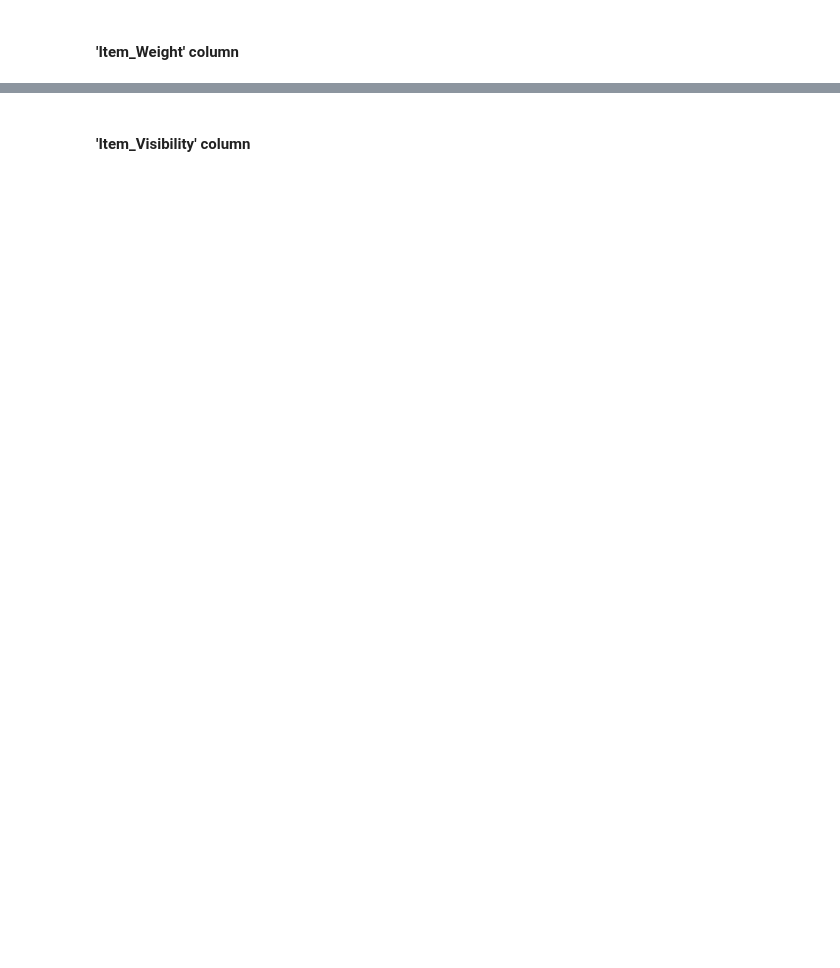
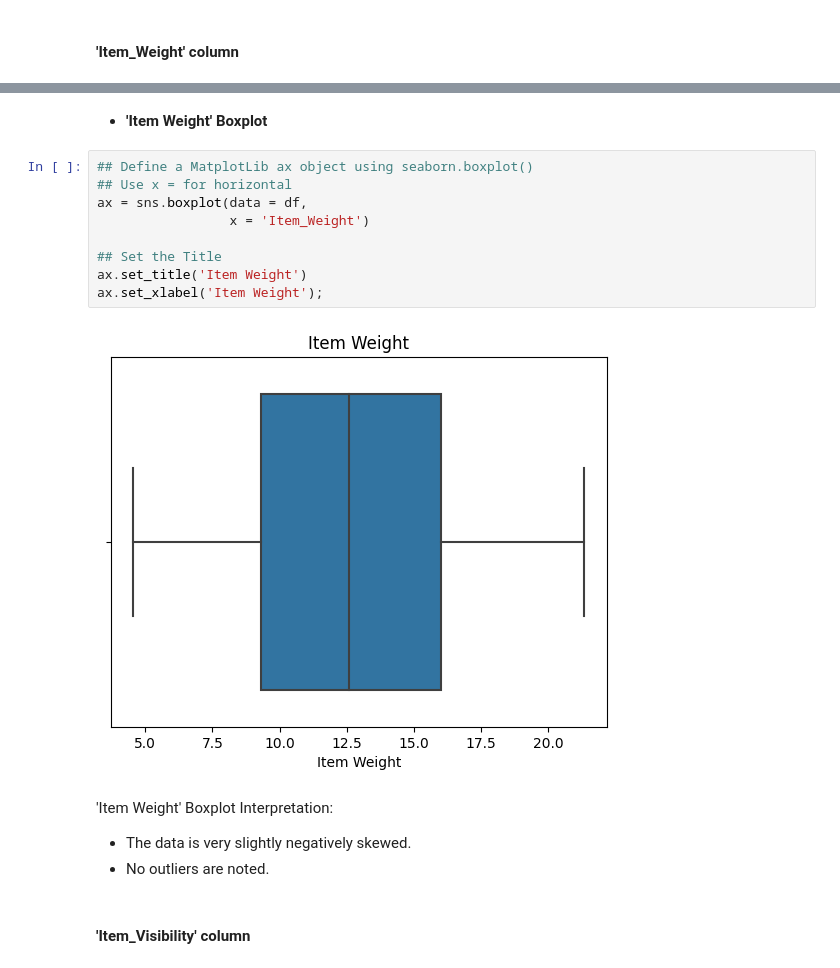
Before and after one commit to patelmedha/Prediction-of-Product-Sales, a Jupyter notebook: PREDICTION_OF_PRODUCT_SALES.ipynb, the cells around one changed output, grey strips where cells are left out. Cells and saved outputs as stored; diff of their text form; blank space fills up the shorter version.

```diff
--- a/PREDICTION_OF_PRODUCT_SALES.ipynb
+++ b/PREDICTION_OF_PRODUCT_SALES.ipynb
@@ -689,2 +709,19 @@ df.describe(include=('number'))
+# %% [markdown]
+- **'Item Weight' Boxplot**
+# %%
+## Define a MatplotLib ax object using seaborn.boxplot()
+## Use x = for horizontal
+ax = sns.boxplot(data = df,
+                 x = 'Item_Weight')
+
+## Set the Title
+ax.set_title('Item Weight')
+ax.set_xlabel('Item Weight');
+# %% [output]
+[figure, added]
+# %% [markdown]
+'Item Weight' Boxplot Interpretation:
+  - The data is very slightly negatively skewed.
+  - No outliers are noted.
 # %% [markdown]
 #### **'Item_Visibility' column**
```
Also changed, not shown: parts of 51 cells of this notebook.
